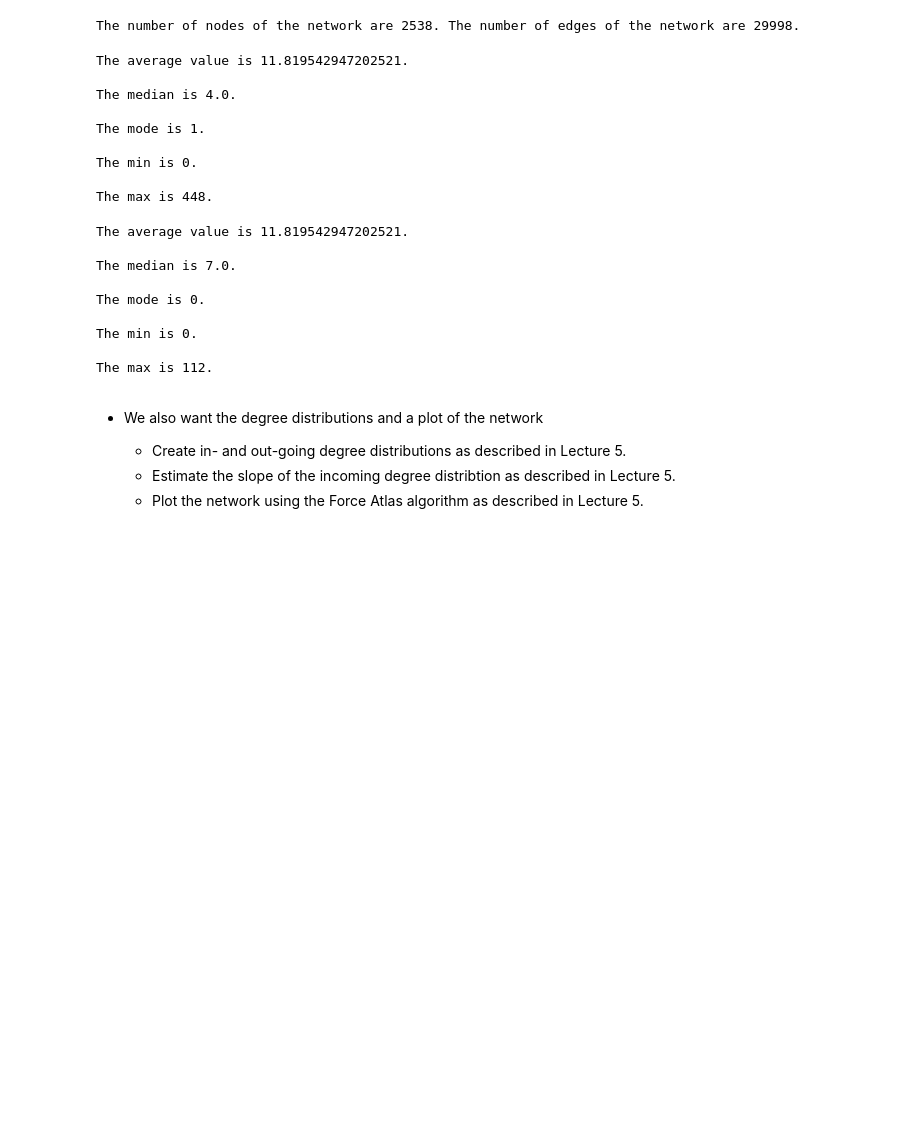
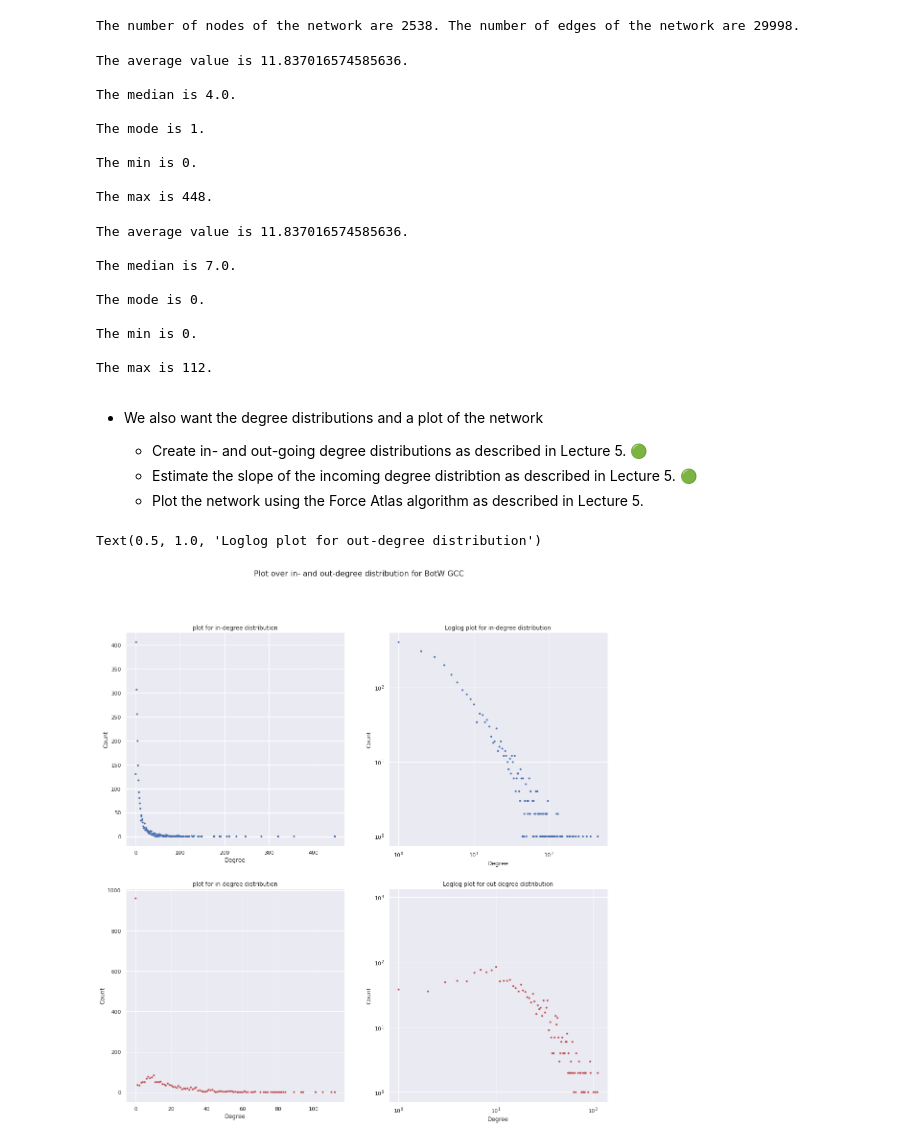
Before and after one commit to gpanagioto/projects_socialgraphs22, a Jupyter notebook: Assignment2/sg22_assignment_2.ipynb, the cells around one changed output. Cells and saved outputs as stored; diff of their text form; code cells hidden in the pictures; blank space fills up the shorter version.

```diff
--- a/Assignment2/sg22_assignment_2.ipynb
+++ b/Assignment2/sg22_assignment_2.ipynb
@@ -78,7 +82,7 @@ def DataImport(table_name):
 # Our Network has been stored as a pickle file in our GitHub Repository of this second assignment
 mLink = 'https://github.com/gpanagioto/projects_socialgraphs22/blob/main/Assignment2/SuperHeroesGraph.gpickle?raw=true'
 mfile = BytesIO(requests.get(mLink).content)
-G = pickle.load(mfile)
+G_Directed = pickle.load(mfile)
 
 #G_dir = pickle.load(open('/content/drive/MyDrive/DTU/02805 Social graphs and interactions/SuperHeroesGraph.gpickle', 'rb'))
 # %% [markdown]
@@ -86,0 +94,7 @@ G = pickle.load(mfile)
+# %%
+## Extract largest component
+LComp = sorted(nx.weakly_connected_components(G_Directed), key=len, reverse=True)
+
+# Extract the largest connected graph and convert it to undirected
+GCC = G_Directed.subgraph(LComp[0]).copy()
+GCC_Undirected = GCC.to_undirected()
@@ -114,11 +131,11 @@ print('The number of nodes of the network are {}. The number of edges of the net
 # %% [output]
 The number of nodes of the network are 2538. The number of edges of the network are 29998.
 # %%
-Data = list(G.nodes())
+Data = list(GCC.nodes())
 TypeOfDegree = 'In'
-average, median, mode, min, max = Measures(G, TypeOfDegree, Data)
+average, median, mode, min, max = Measures(GCC, TypeOfDegree, Data)
 # %% [output]
-The average value is 11.819542947202521.
+The average value is 11.837016574585636.
 
 The median is 4.0.
 
@@ -128,11 +145,11 @@ The min is 0.
 
 The max is 448.
 # %%
-Data = list(G.nodes())
+Data = list(GCC.nodes())
 TypeOfDegree = 'Out'
-average, median, mode, min, max = Measures(G, TypeOfDegree, Data)
+average, median, mode, min, max = Measures(GCC, TypeOfDegree, Data)
 # %% [output]
-The average value is 11.819542947202521.
+The average value is 11.837016574585636.
 
 The median is 7.0.
 
@@ -144,6 +161,47 @@ The max is 112.
 # %% [markdown]
 * We also want the degree distributions and a plot of the network
 
-  * Create in- and out-going degree distributions as described in Lecture 5.
-  * Estimate the slope of the incoming degree distribtion as described in Lecture 5.
+  * Create in- and out-going degree distributions as described in Lecture 5. 🟢
+  * Estimate the slope of the incoming degree distribtion as described in Lecture 5. 🟢
   * Plot the network using the Force Atlas algorithm as described in Lecture 5.
+# %%
+sns.set()
+#The distribution of in-degree
+degree_sequence_in = sorted([d for _, d in GCC.in_degree()])  # degree sequence
+degreeCount_in = collections.Counter(degree_sequence_in)
+deg_in, cnt_in = zip(*degreeCount_in.items())
+
+#The distribution of out-degree
+degree_sequence_out = sorted([d for _, d in GCC.out_degree()])  # degree sequence
+degreeCount_out = collections.Counter(degree_sequence_out)
+deg_out, cnt_out = zip(*degreeCount_out.items())
+
+plt.figure(figsize = [18, 18])
+plt.suptitle("Plot over in- and out-degree distribution for BotW GCC", fontsize=16)
+
+#Plot in-degree
+subax1 = plt.subplot(221)
+plt.plot(deg_in, cnt_in, '.')
+plt.xlabel('Degree')
+plt.ylabel('Count')
+plt.title('plot for in-degree distribution')
+subax2 = plt.subplot(222)
+plt.loglog(deg_in, cnt_in, '.')
+plt.xlabel('Degree')
+plt.ylabel('Count')
+plt.title('Loglog plot for in-degree distribution')
+
+#Plot out-degree
+subax1 = plt.subplot(223)
+plt.plot(deg_out, cnt_out, '.r')
+plt.xlabel('Degree')
+plt.ylabel('Count')
+plt.title('plot for in-degree distribution')
+subax2 = plt.subplot(224)
+plt.loglog(deg_out, cnt_out, '.r')
+plt.xlabel('Degree')
+plt.ylabel('Count')
+plt.title('Loglog plot for out-degree distribution')
+# %% [output]
+Text(0.5, 1.0, 'Loglog plot for out-degree distribution')
+[figure, added]
```
Also changed, not shown: parts of 22 cells of this notebook.
